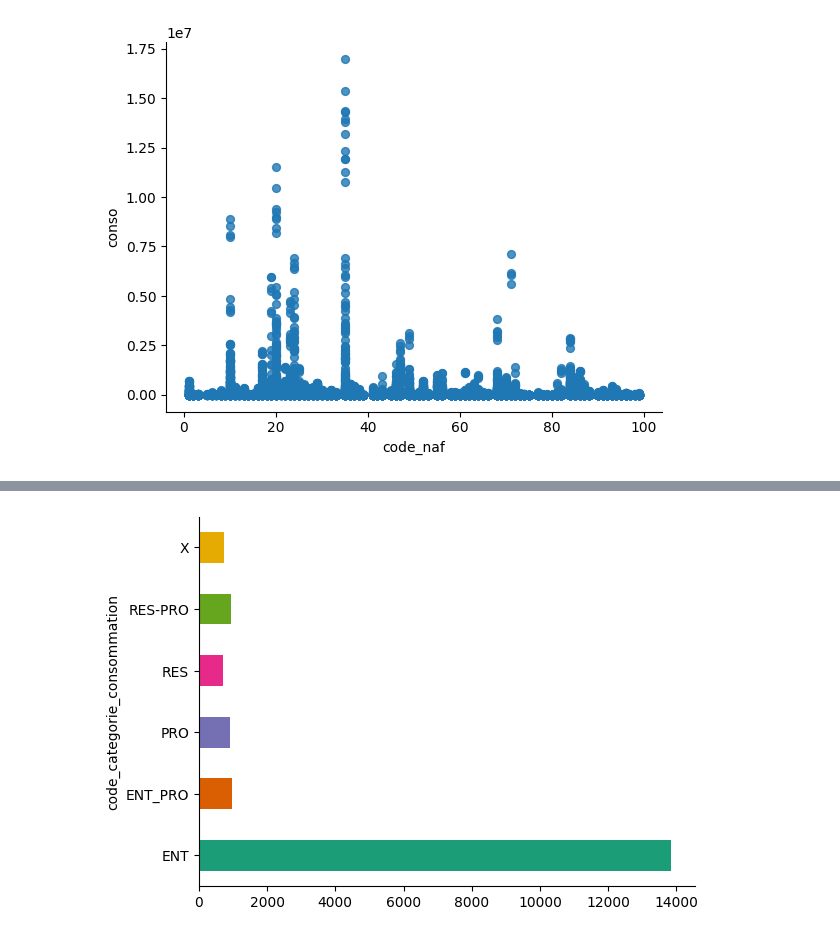
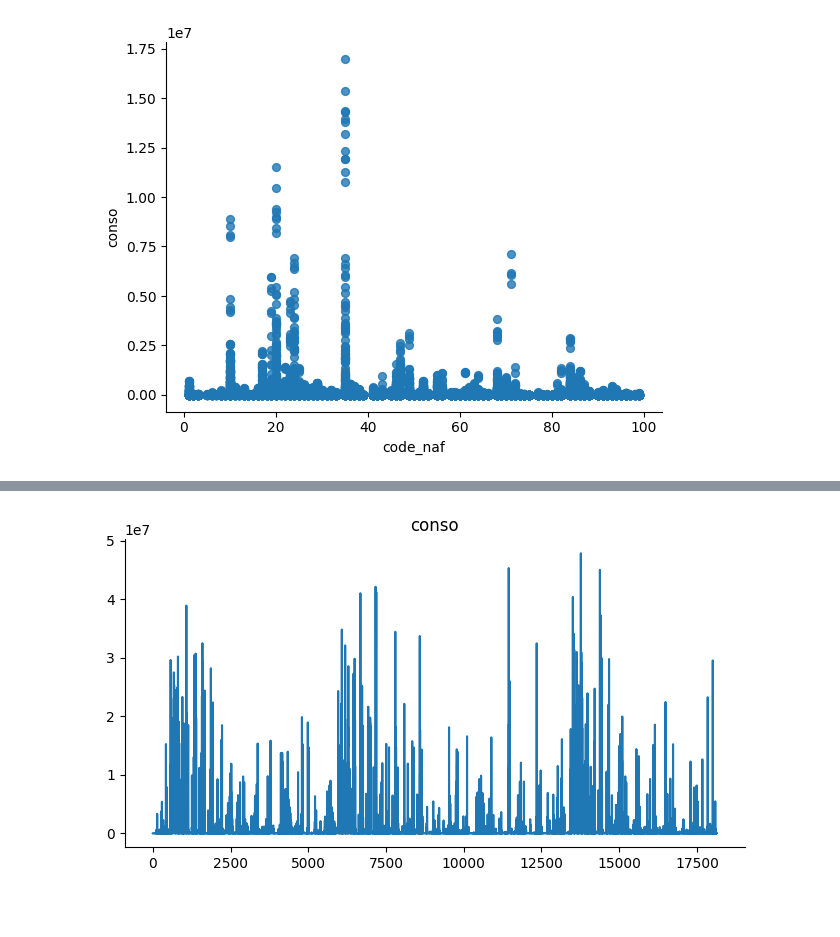
Before and after one commit to DARWICHAli/notebooks, a Jupyter notebook: energy_consumption.ipynb, the cells around one changed output, grey strips where cells are left out. Drawn from its saved outputs; the diff is of its cells as text; code cells hidden in the pictures; blank space fills up the shorter version.

```diff
--- a/energy_consumption.ipynb
+++ b/energy_consumption.ipynb
@@ -95,10 +202,9 @@ plt.gca().spines[['top', 'right',]].set_visible(False)
 # %%
-# @title code_categorie_consommation
+# @title conso
 
 from matplotlib import pyplot as plt
-import seaborn as sns
-df.groupby('code_categorie_consommation').size().plot(kind='barh', color=sns.palettes.mpl_palette('Dark2'))
-plt.gca().spines[['top', 'right',]].set_visible(False)
+df['conso'].plot(kind='line', figsize=(8, 4), title='conso')
+plt.gca().spines[['top', 'right']].set_visible(False)
 # %% [output]
-[figure, old version]
+[figure, new version]
 # %%
```
Also changed, not shown: parts of 40 cells of this notebook.
